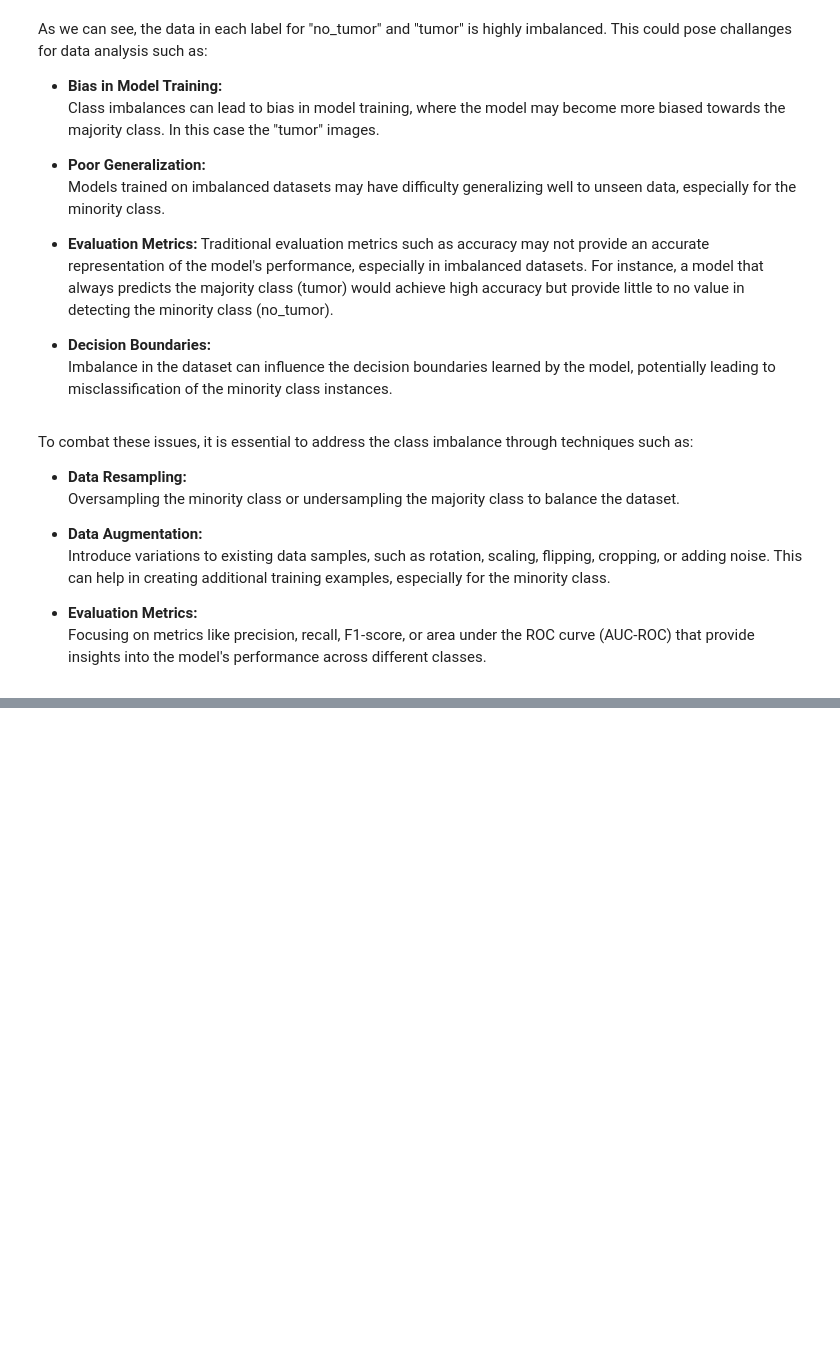
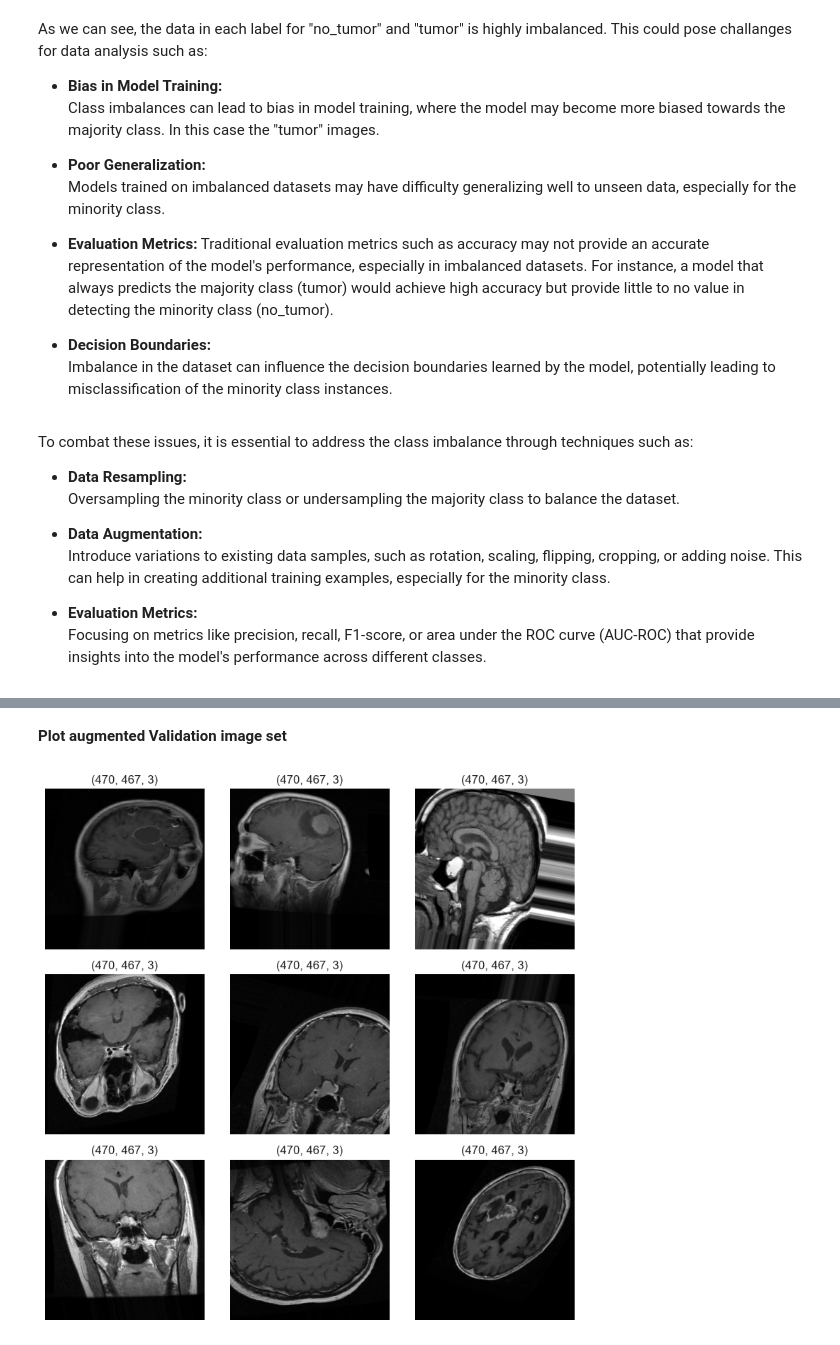
Before and after one commit to NixTS/ml-brain-tumor-detection, a Jupyter notebook: jupyter_notebooks/notebook_3_modelling-and-evaluation.ipynb, the cells around one changed output, grey strips where cells are left out. Saved outputs shown, nothing was run; the diff lists cells and outputs as text; code cells hidden in the pictures; blank space fills up the shorter version.

```diff
--- a/jupyter_notebooks/notebook_3_modelling-and-evaluation.ipynb
+++ b/jupyter_notebooks/notebook_3_modelling-and-evaluation.ipynb
@@ -193,0 +288,17 @@ Focusing on metrics like precision, recall, F1-score, or area under the ROC curv
+# %% [markdown]
+**Plot augmented Validation image set**
+# %%
+fig, axes = plt.subplots(3, 3, figsize=(8, 8))
+
+for i in range(9):
+    img, _ = next(validation_set)
+
+    axes[i // 3, i % 3].imshow(img[0])
+    axes[i // 3, i % 3].set_title(f'{img[0].shape}')
+
+    axes[i // 3, i % 3].axis('off')
+
+plt.tight_layout()
+plt.show()
+# %% [output]
+[figure, added]
```
Also changed, not shown: parts of 21 cells of this notebook, 1 other file.
